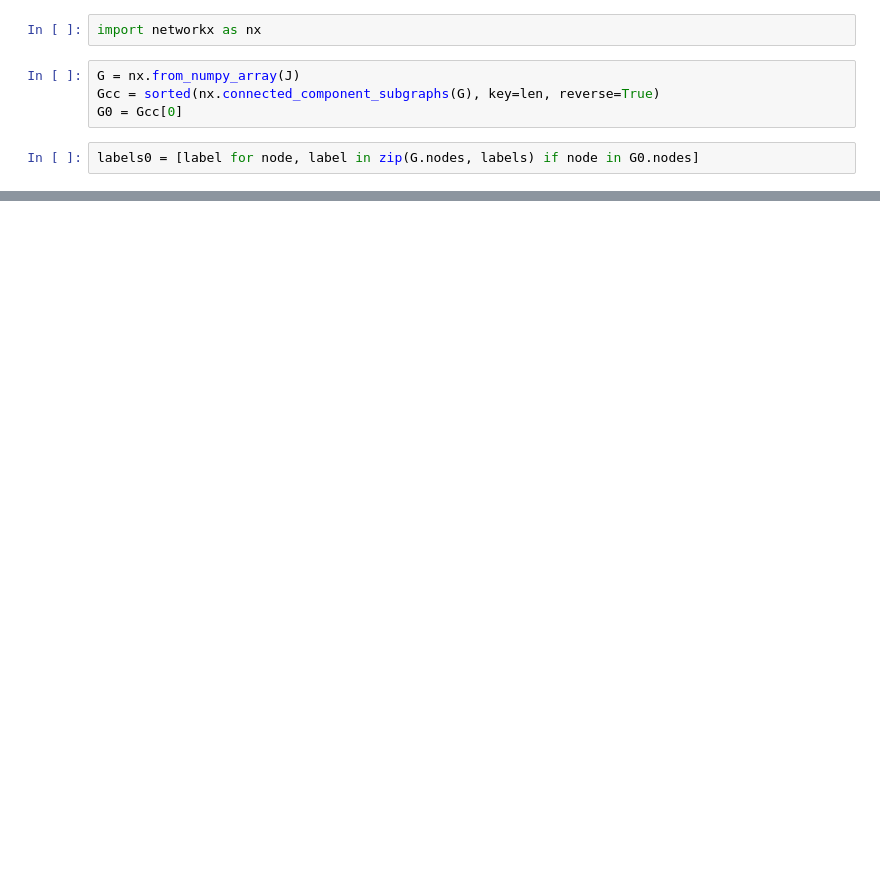
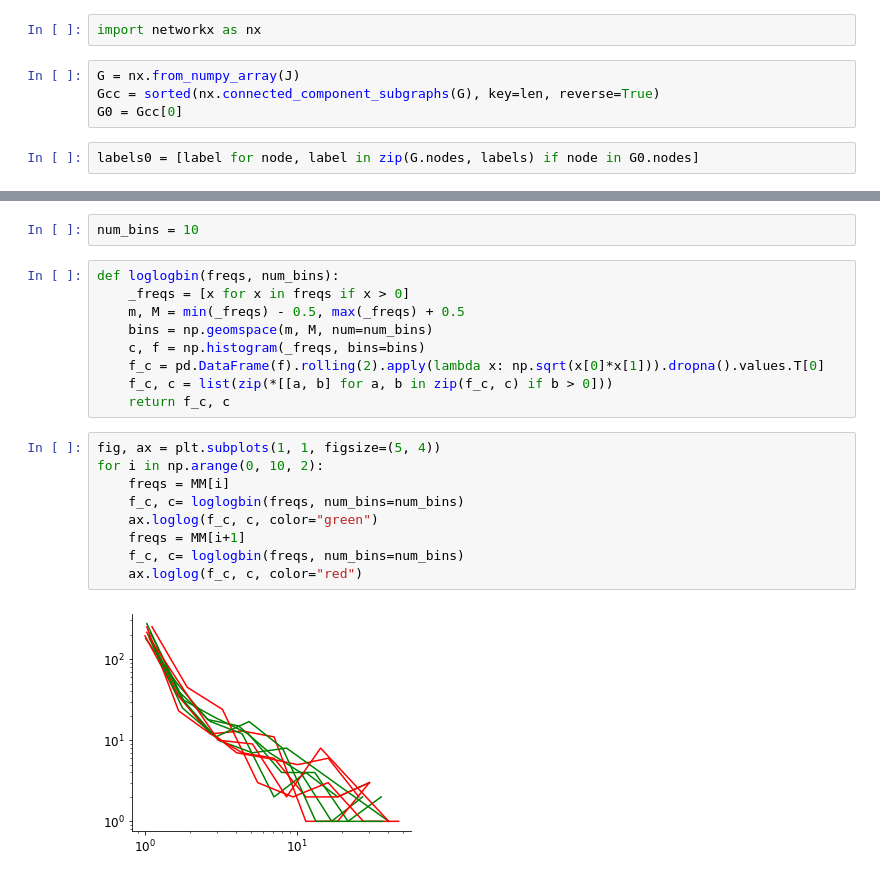
Before and after one commit to fontclos/gpt-2-output-dataset, a Jupyter notebook: notebooks/JSD-community-primmed.ipynb, the cells around one changed output, grey strips where cells are left out. Saved outputs shown, nothing was run; the diff lists cells and outputs as text; blank space fills up the shorter version.

```diff
--- a/notebooks/JSD-community-primmed.ipynb
+++ b/notebooks/JSD-community-primmed.ipynb
@@ -303,0 +300,22 @@ mkdir: cannot create directory ‘../figures’: File exists
+# %%
+num_bins = 10
+# %%
+def loglogbin(freqs, num_bins):
+    _freqs = [x for x in freqs if x > 0]
+    m, M = min(_freqs) - 0.5, max(_freqs) + 0.5
+    bins = np.geomspace(m, M, num=num_bins)
+    c, f = np.histogram(_freqs, bins=bins)
+    f_c = pd.DataFrame(f).rolling(2).apply(lambda x: np.sqrt(x[0]*x[1])).dropna().values.T[0]
+    f_c, c = list(zip(*[[a, b] for a, b in zip(f_c, c) if b > 0]))
+    return f_c, c
+# %%
+fig, ax = plt.subplots(1, 1, figsize=(5, 4))
+for i in np.arange(0, 10, 2):
+    freqs = MM[i]
+    f_c, c= loglogbin(freqs, num_bins=num_bins)
+    ax.loglog(f_c, c, color="green")
+    freqs = MM[i+1]
+    f_c, c= loglogbin(freqs, num_bins=num_bins)
+    ax.loglog(f_c, c, color="red")
+# %% [output]
+[figure, added]
```
Also changed, not shown: parts of 10 cells of this notebook, 12 other files.
